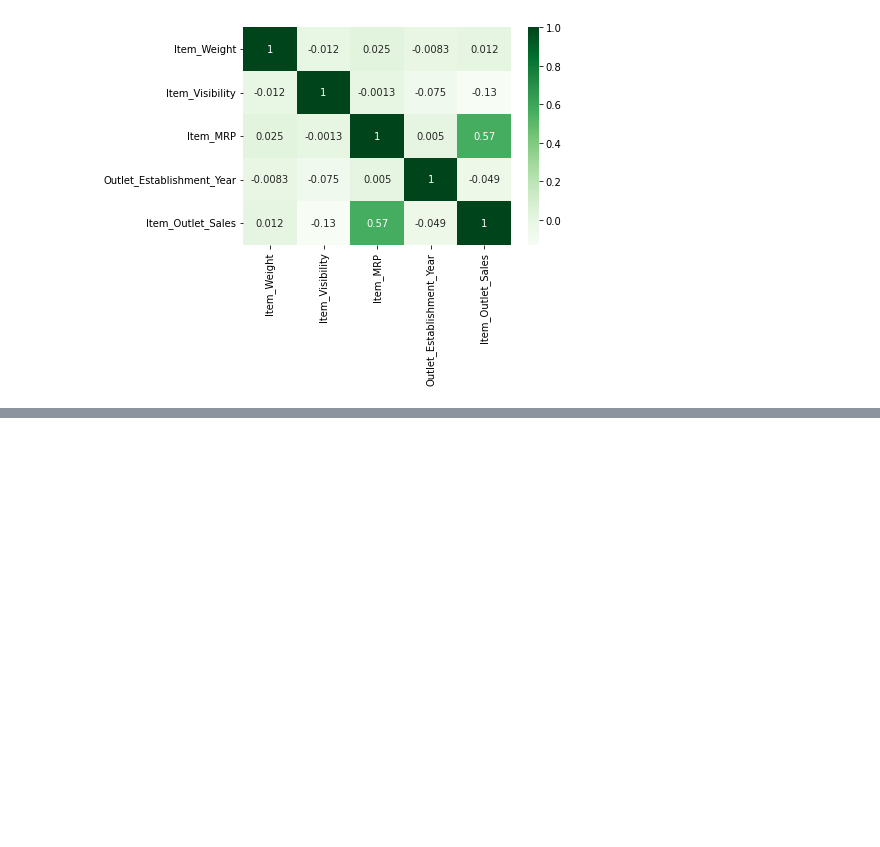
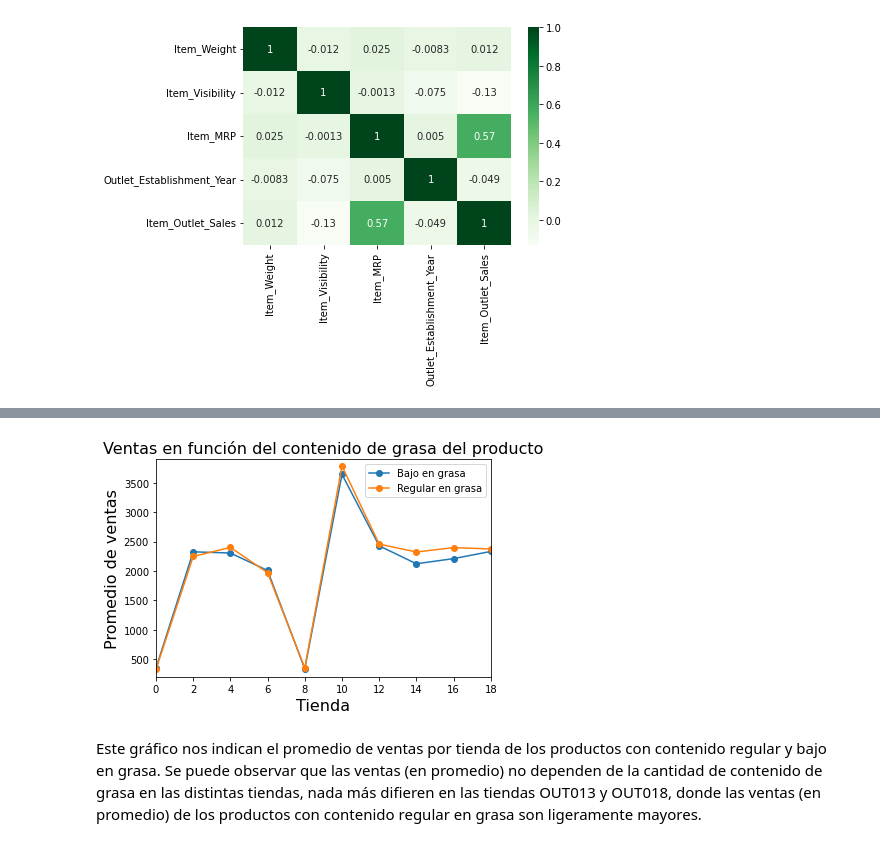
Before and after one commit to SAULIZA/prediccion_de_ventas, a Jupyter notebook: Prediccion_de_ventas.ipynb, the cells around one changed output, grey strips where cells are left out. Cells and saved outputs as stored; diff of their text form; code cells hidden in the pictures; blank space fills up the shorter version.

```diff
--- a/Prediccion_de_ventas.ipynb
+++ b/Prediccion_de_ventas.ipynb
@@ -571,0 +673,20 @@ Se puede observar una correlación muy buena entre las ventas de los productos y
+# %%
+clasif_outlet_fat_sales = df.groupby(["Outlet_Identifier","Item_Fat_Content"])["Item_Outlet_Sales"].mean()
+clasif_outlet_fat_sales = pd.DataFrame(clasif_outlet_fat_sales)
+df2 = clasif_outlet_fat_sales.reset_index()
+bajo_en_grasa = df2.loc[df2["Item_Fat_Content"] == "Low Fat",:]
+regular_en_grasa = df2.loc[df2["Item_Fat_Content"] == "Regular",:]
+# %%
+plt.plot(bajo_en_grasa["Outlet_Identifier"].index,bajo_en_grasa["Item_Outlet_Sales"].values , marker = "o", label ="Bajo en grasa")
+plt.plot(bajo_en_grasa["Outlet_Identifier"].index,regular_en_grasa["Item_Outlet_Sales"].values , marker = "o", label ="Regular en grasa")
+
+plt.title("Ventas en función del contenido de grasa del producto", fontsize=16)
+plt.xlabel("Tienda", fontsize=16)
+plt.xlim(left = 0, right=18) #limites
+plt.ylim(bottom=200, top=3900)
+plt.ylabel("Promedio de ventas", fontsize=16);
+plt.legend();
+# %% [output]
+[figure, added]
+# %% [markdown]
+Este gráfico nos indican el promedio de ventas por tienda de los productos con contenido regular y bajo en grasa. Se puede observar que las ventas (en promedio) no dependen de la cantidad de contenido de grasa en las distintas tiendas, nada más difieren en las tiendas OUT013 y OUT018, donde las ventas (en promedio) de los productos con contenido regular en grasa son ligeramente mayores.
```
Also changed, not shown: parts of 19 cells of this notebook.
